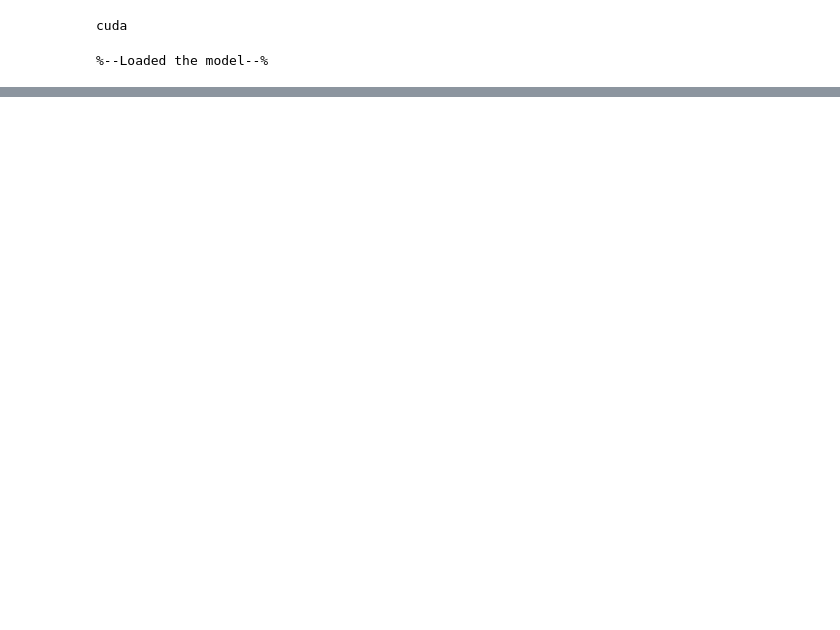
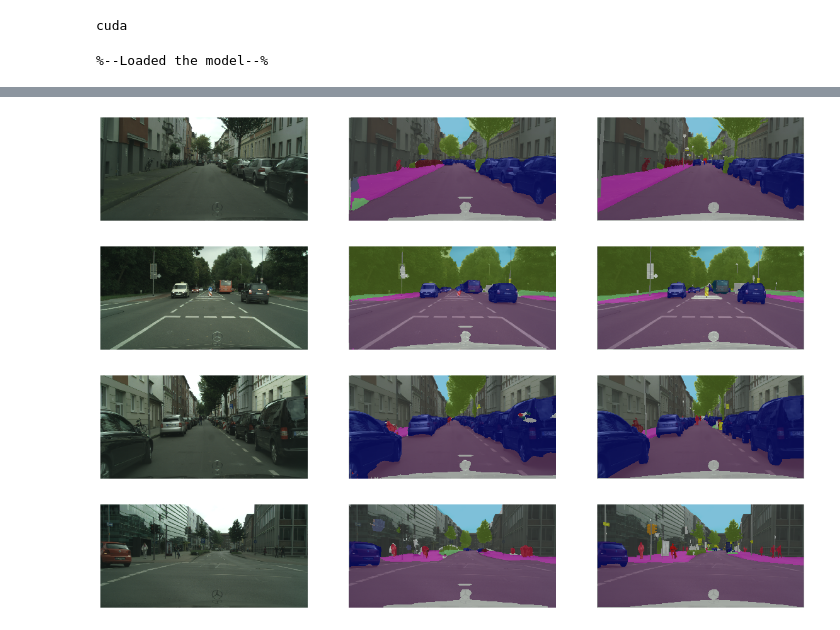
Before and after one commit to Regressionist/Semantic-Segmentation-UNet, a Jupyter notebook: eval.ipynb, the cells around one changed output, grey strips where cells are left out. Saved outputs shown, nothing was run; the diff lists cells and outputs as text; code cells hidden in the pictures; blank space fills up the shorter version.

```diff
--- a/eval.ipynb
+++ b/eval.ipynb
@@ -46,7 +46,7 @@ def test_IoU(input_image,target_image):
         loss=val_loss_function(output_image,target_image)
         return loss
 # %%
-checkpoint = torch.load('/scratch/ab8084/Unet/saved/model_wv9.pth')
+checkpoint = torch.load('/scratch/ab8084/Unet/saved/model_refpad.pth')
 unet.load_state_dict(checkpoint['model_state_dict'])
 batch = checkpoint['epoch']
 tl = checkpoint['tl']
@@ -91,28 +91,49 @@ for j,inputs in enumerate(test_loader):
     plt.imshow(input_image.squeeze(0).cpu().numpy().transpose(1,2,0)[:,:,::-1], cmap='jet', alpha=0.5)
     plt.savefig('test_images/target/{}.png'.format(j+1))
 # %%
-input_image,target,mask=test_dataset[140]
-input_image=(input_image.unsqueeze(0)).to(device)
-target=target.unsqueeze(0).to(device)
-with torch.no_grad():
-    output_model=unet(input_image)
-    n,c,h,w=output_model.size()
-    n,ht,wt=target.size()
+l=[140,160,170,200]
+for i in range(4):
+    input_image,target,mask=test_dataset[l[i]]
+    input_image=(input_image.unsqueeze(0)).to(device)
+    target=target.unsqueeze(0).to(device)
+    with torch.no_grad():
+        output_model=unet(input_image)
+        n,c,h,w=output_model.size()
+        n,ht,wt=target.size()
 
-    if (h!=ht and w!=wt):
-        output_model=F.interpolate(output_model, size=(ht, wt), mode="bilinear", align_corners=True)
+        if (h!=ht and w!=wt):
+            output_model=F.interpolate(output_model, size=(ht, wt), mode="bilinear", align_corners=True)
 
-    output_model=F.softmax(output_model.squeeze(0),dim=0).transpose(0,1).transpose(1,2)
-#print(output_model.size())
-    output_model=output_model.cpu().numpy()
-#print(output_model.shape)
-    predicted=np.argmax(output_model,axis=2)
-    predicted[predicted==19]=255
-plt.imshow(train_dataset.decode_segmap(predicted), cmap='gray')
-plt.imshow(input_image.squeeze(0).cpu().numpy().transpose(1,2,0)[:,:,::-1], cmap='jet', alpha=0.5)
-plt.show()
-plt.imshow(input_image.squeeze(0).cpu().numpy().transpose(1,2,0)[:,:,::-1])
-plt.show()
-plt.imshow(train_dataset.decode_segmap(target.squeeze(0).cpu().numpy()), cmap='gray')
-plt.imshow(input_image.squeeze(0).cpu().numpy().transpose(1,2,0)[:,:,::-1], cmap='jet', alpha=0.5)
-plt.show()
+        output_model=F.softmax(output_model.squeeze(0),dim=0).transpose(0,1).transpose(1,2)
+    #print(output_model.size())
+        output_model=output_model.cpu().numpy()
+    #print(output_model.shape)
+        predicted=np.argmax(output_model,axis=2)
+        predicted[predicted==19]=255
+    fig=plt.figure(figsize=(20,10))
+    ax1=fig.add_subplot(1,3,2)
+    ax1.set_yticklabels([])
+    ax1.set_xticklabels([])
+
+    ax1.imshow(test_dataset.decode_segmap(predicted), cmap='gray')
+    ax1.imshow(input_image.squeeze(0).cpu().numpy().transpose(1,2,0)[:,:,::-1], cmap='jet', alpha=0.5)
+    ax1.axis('off')
+    #ax1.show()
+    ax2=fig.add_subplot(1,3,1)
+    ax2.set_yticklabels([])
+    ax2.set_xticklabels([])
+    ax2.imshow(input_image.squeeze(0).cpu().numpy().transpose(1,2,0)[:,:,::-1])
+    ax2.axis('off')
+    #ax2.show()
+    ax3=fig.add_subplot(1,3,3)
+    ax3.set_yticklabels([])
+    ax3.set_xticklabels([])
+    ax3.imshow(test_dataset.decode_segmap(target.squeeze(0).cpu().numpy()), cmap='gray')
+    ax3.imshow(input_image.squeeze(0).cpu().numpy().transpose(1,2,0)[:,:,::-1], cmap='jet', alpha=0.5)
+    ax3.axis('off')
+    #ax3.show()
+# %% [output]
+[figure, added]
+[figure, added]
+[figure, added]
+[figure, added]
```
Also changed, not shown: parts of 3 cells of this notebook, 1 other file.
